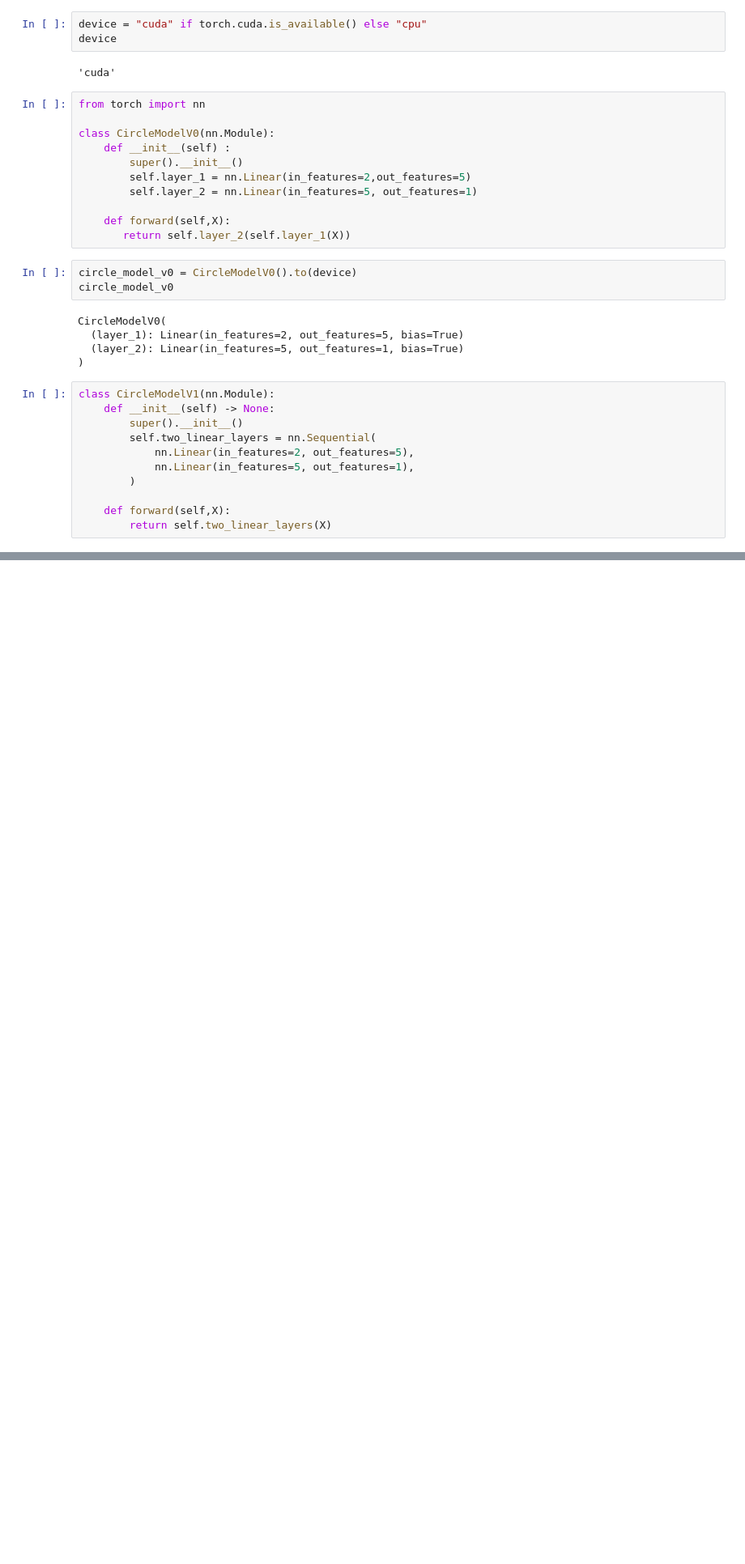
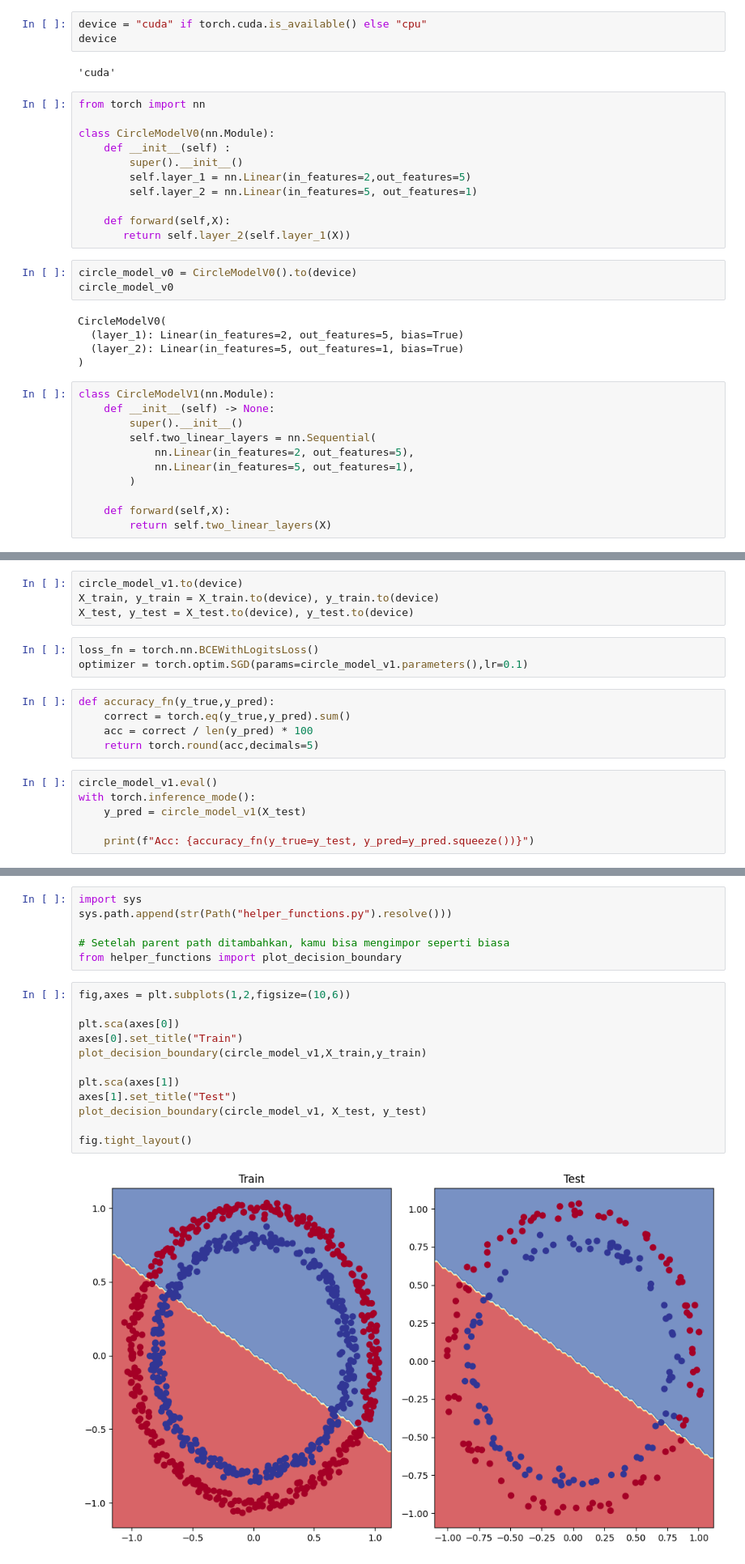
Before and after one commit to zildjianvitoo/pytorch-db, a Jupyter notebook: 02-pytorch-classification/62-architecture.ipynb, the cells around one changed output, grey strips where cells are left out. Shown at 81% size. Cells and saved outputs as stored; diff of their text form; blank space fills up the shorter version.

```diff
--- a/02-pytorch-classification/62-architecture.ipynb
+++ b/02-pytorch-classification/62-architecture.ipynb
@@ -118,0 +102,18 @@ OrderedDict([('two_linear_layers.0.weight',
+# %%
+circle_model_v1.to(device)
+X_train, y_train = X_train.to(device), y_train.to(device)
+X_test, y_test = X_test.to(device), y_test.to(device)
+# %%
+loss_fn = torch.nn.BCEWithLogitsLoss()
+optimizer = torch.optim.SGD(params=circle_model_v1.parameters(),lr=0.1)
+# %%
+def accuracy_fn(y_true,y_pred):
+    correct = torch.eq(y_true,y_pred).sum()
+    acc = correct / len(y_pred) * 100
+    return torch.round(acc,decimals=5)
+# %%
+circle_model_v1.eval()
+with torch.inference_mode():
+    y_pred = circle_model_v1(X_test)
+
+    print(f"Acc: {accuracy_fn(y_true=y_test, y_pred=y_pred.squeeze())}")
@@ -118,0 +185,20 @@ OrderedDict([('two_linear_layers.0.weight',
+# %%
+import sys
+sys.path.append(str(Path("helper_functions.py").resolve()))
+
+# Setelah parent path ditambahkan, kamu bisa mengimpor seperti biasa
+from helper_functions import plot_decision_boundary
+# %%
+fig,axes = plt.subplots(1,2,figsize=(10,6))
+
+plt.sca(axes[0])
+axes[0].set_title("Train")
+plot_decision_boundary(circle_model_v1,X_train,y_train)
+
+plt.sca(axes[1])
+axes[1].set_title("Test")
+plot_decision_boundary(circle_model_v1, X_test, y_test)
+
+fig.tight_layout()
+# %% [output]
+[figure, added]
```
Also changed, not shown: parts of 16 cells of this notebook, 1 other file.
